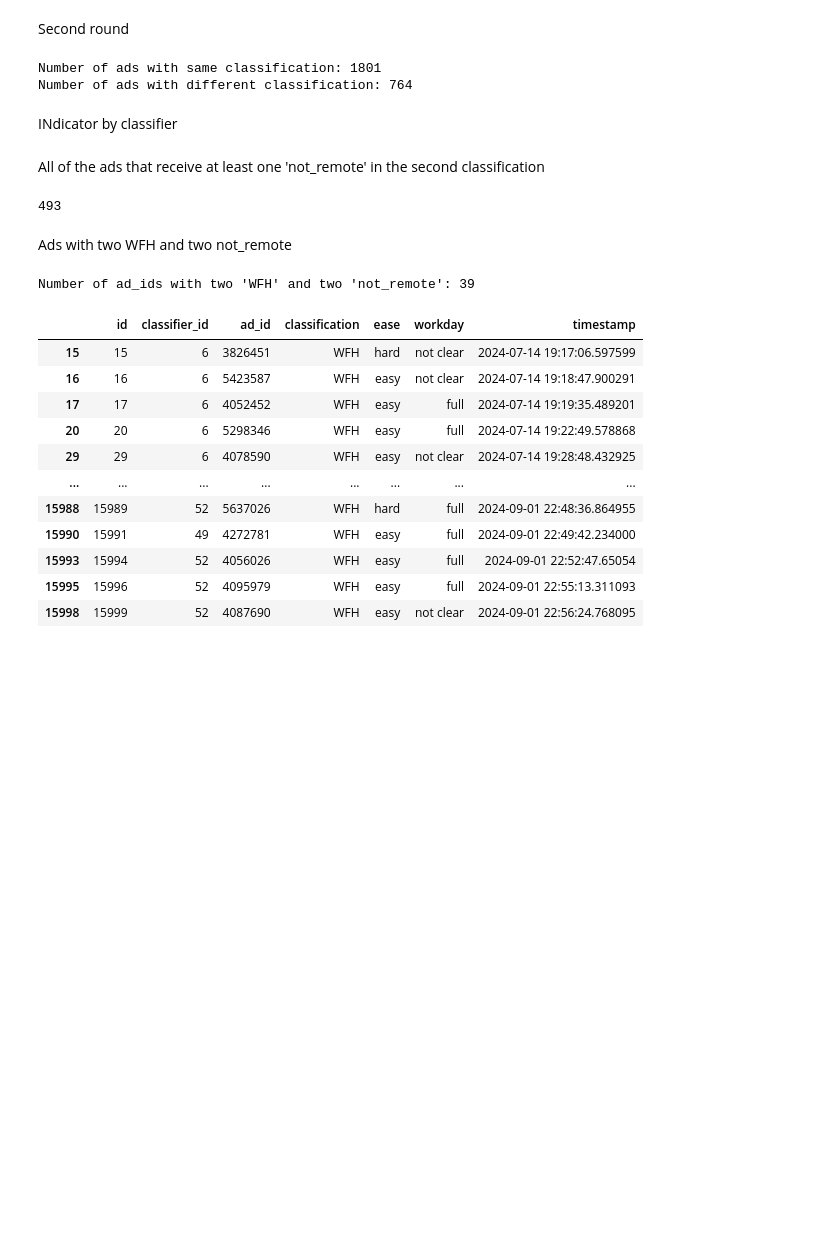
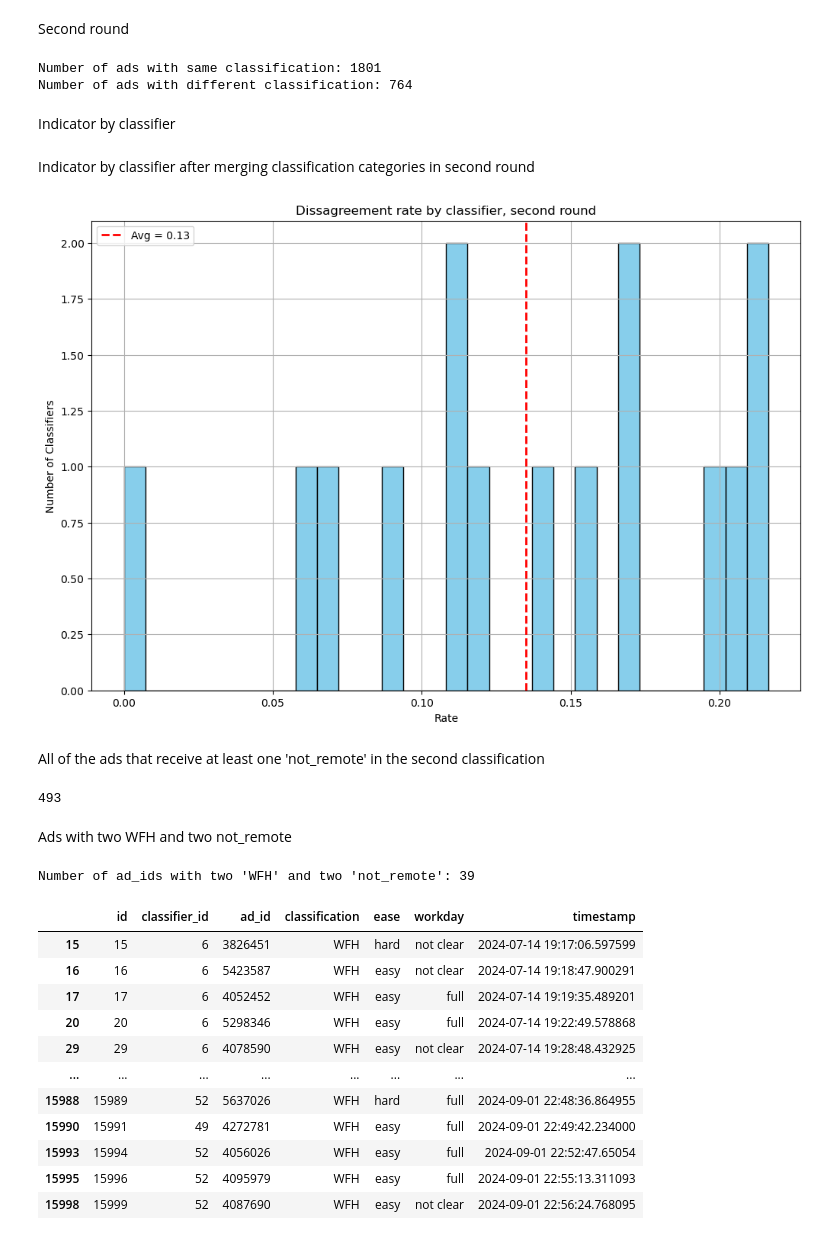
Before and after one commit to oejaramillo/WFH-Project, a Jupyter notebook: classification_proccess.ipynb, the cells around one changed output. Cells and saved outputs as stored; diff of their text form; code cells hidden in the pictures; blank space fills up the shorter version.

```diff
--- a/classification_proccess.ipynb
+++ b/classification_proccess.ipynb
@@ -134,7 +149,7 @@ print("Number of ads with different classification:", different_classification)
 Number of ads with same classification: 1801
 Number of ads with different classification: 764
 # %% [markdown]
-INdicator by classifier
+Indicator by classifier
 # %%
 # Step 1: For each ad, determine if the classifications agree or disagree
 # We assume each ad appears exactly twice.
@@ -154,3 +169,32 @@ disagreement_by_classifier = disagreement_by_classifier.sort_values(by='disagree
 # %%
 disagreement_by_classifier_second = pd.merge(disagreement_by_classifier_second, classifiers_second, left_on='classifier_id', right_on='id', how='left')
 disagreement_by_classifier_second.to_csv('datos/disagreement_by_classifier_second_round.csv')
+# %% [markdown]
+Indicator by classifier after merging classification categories in second round
+# %%
+# Define a mapping
+classification_mapping = {
+    'tot_remote': 'WFH',
+    'temp_remote': 'WFH_partial',
+    'semi_remote': 'WFH_partial',
+    'semi_presence': 'WFH_partial',
+    'not_clear_remote': 'WFH_partial',
+    'not_remote': 'Not WFH'
+}
+
+# Apply the mapping
+second_round['classification'] = second_round['classification'].replace(classification_mapping)
+# %%
+# Step 1: For each ad, determine if the classifications agree or disagree
+# We assume each ad appears exactly twice.
+ad_agreement = second_round.groupby('ad_id')['classification'].nunique().reset_index()
+ad_agreement['disagreement'] = ad_agreement['classification'].apply(lambda x: 0 if x == 1 else 1)
+
+# Step 2: Merge the disagreement indicator back to the original DataFrame
+df_second = second_round.merge(ad_agreement[['ad_id', 'disagreement']], on='ad_id', how='left')
+
+# Step 3: For each classifier, compute:
+#   - The total number of ads classified
+#   - The sum of disagreements (i.e. the number of ads for which their classification did not match the other classifier's)
+disagreement_by_classifier_second = df_second.groupby('classifier_id')['disagreement'].agg(total_ads='count', total_disagreements='sum')
+disagreement_by_classifier_second['disagreement_rate'] = disagreement_by_classifier_second['total_disagreements'] / disagreement_by_classifier_second['total_ads']
@@ -157,3 +203,21 @@ disagreement_by_classifier_second.to_csv('datos/disagreement_by_classifier_secon
+# %%
+disagreement_by_classifier_second = pd.merge(disagreement_by_classifier_second, classifiers_second, left_on='classifier_id', right_on='id', how='left')
+disagreement_by_classifier_second.to_csv('datos/disagreement_by_classifier_second_round.csv')
+# %%
+overall_avg = disagreement_by_classifier_second['disagreement_rate'].mean()
+# Plot the histogram with average line
+plt.figure(figsize=(12, 8))
+plt.hist(disagreement_by_classifier_second['disagreement_rate'], bins=30, color='skyblue', edgecolor='black')
+plt.axvline(overall_avg, color='red', linestyle='dashed', linewidth=2, label=f'Avg = {overall_avg:.2f}')
+#plt.axvline(0.06, color='gray', linestyle='dashed', linewidth=2, label=f'Threshold = {0.06:.2f}')
+plt.title('Dissagreement rate by classifier, second round')
+plt.xlabel('Rate')
+plt.ylabel('Number of Classifiers')
+plt.legend()
+plt.grid(True)
+plt.show()
+# %% [output]
+[figure, added]
 # %% [markdown]
 All of the ads that receive at least one 'not_remote' in the second classification
 # %%
```
Also changed, not shown: parts of 76 cells of this notebook, 4 other files.
